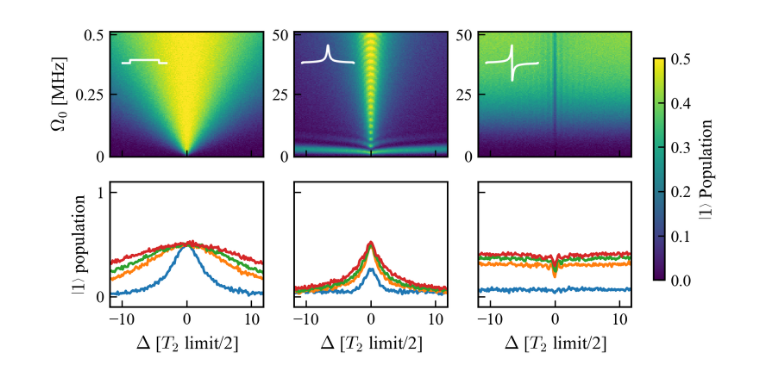
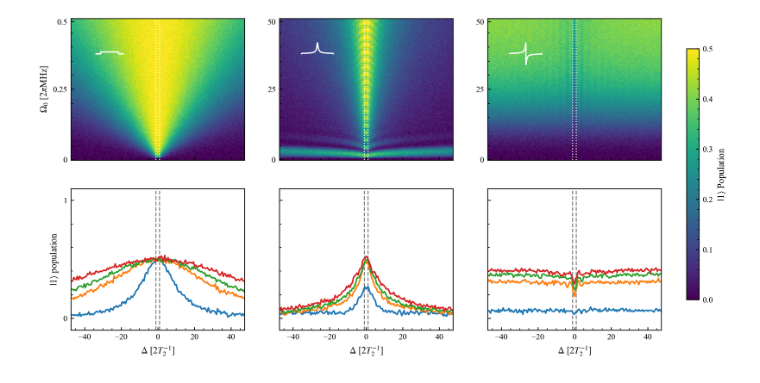
Before and after one commit to asafasia/amplitude-robust-spectrscopy, a Jupyter notebook: notebooks/new/2d_spec_for_paper.ipynb, the cells around one changed output. Saved outputs shown, nothing was run; the diff lists cells and outputs as text; code cells hidden in the pictures.

```diff
--- a/notebooks/new/2d_spec_for_paper.ipynb
+++ b/notebooks/new/2d_spec_for_paper.ipynb
@@ -1,4 +1,12 @@
 # %%
 from matplotlib import pyplot as plt
+from echospec.experiments.spectroscopy_vs_amplitude import AmplitudeSweepSpectroscopy
+from echospec.experiments.spectrsocopy_vs_amplitude_vs_cutoff import OptionsSpectroscopy2d
+from echospec.utils.parameters import Parameters
+from echospec.utils.units import Units as u
+
 import numpy as np
 import json
+# from dataclasses import asdict
+print(plt.style.available)
+plt.style.use("paper.mplstyle")
@@ -49,5 +60,6 @@ mpl.rcParams.update({
 # %%
 from pathlib import Path
+params = Parameters()
 
 
 def load_2d_spec_data(file_path):
@@ -77,7 +89,7 @@ def load_2d_spec_data(file_path):
     detunings = np.array(sweep_parameters['detuning'])
     amplitudes = sweep_parameters['amplitudes']
 
-    return detunings/1e6, amplitudes, states
+    return detunings/1e6, amplitudes, states,[]
 
 
 
@@ -86,11 +98,12 @@ def load_2d_spec_sim(file_name):
     file_path = folder_path / file_name
     data = np.load(file_path, allow_pickle=True)
 
+
     detunings = data['detunings']
     amplitudes = data['amplitudes']
     states = data['states']
 
-    return detunings/2/np.pi/params.T2_limit/2, amplitudes/2/np.pi/1e6, states
+    return detunings*params.T2, amplitudes/2/np.pi/1e6, states
 
 # file_name1 = 'lorentzian-echo-False-2d-200.0-us-0.9999.json'
 # file_name2 = 'lorentzian-echo-False-2d-50.0-us-0.0002.json'
@@ -170,7 +161,7 @@ KeyboardInterrupt:
 from matplotlib.offsetbox import OffsetImage, AnnotationBbox
 from PIL import Image
 
-fig,axs = plt.subplots(2,3,figsize=(6,3),sharex=True)
+fig,axs = plt.subplots(2,3,figsize=(11,5.5),sharex=True)
 
 im0 = axs[0,0].pcolormesh(detunings1, amplitudes1, states1, shading='auto', cmap='viridis',vmin = 0, vmax=0.5)
 im1 = axs[0,1].pcolormesh(detunings2, amplitudes2, states2, shading='auto', cmap='viridis',vmin = 0, vmax=0.5)
@@ -190,6 +181,13 @@ axs[1,0].set_yticks([0,1],labels = [r'0','1'])
 axs[1,1].set_yticks([0,1],labels = ['',''])
 axs[1,2].set_yticks([0,1],labels = ['',''])
 
+for i in [0,1,2]:
+    axs[0,i].axvline(1, color='white', linestyle=':', linewidth=1)
+    axs[0,i].axvline(-1, color='white', linestyle=':', linewidth=1)
+    axs[1,i].axvline(1, color='gray', linestyle='--', linewidth=1)
+    axs[1,i].axvline(-1, color='gray', linestyle='--', linewidth=1)
+
+
 
 
 for i in idx:
@@ -197,10 +195,10 @@ for i in idx:
     axs[1, 1].plot(detunings2, states2[i])
     axs[1, 2].plot(detunings3, states3[i])
 
-axs[0,0].set_ylabel(r"$\Omega_0$ [MHz]")
+axs[0,0].set_ylabel(r"$\Omega_0$ [$2\pi$MHz]")
 axs[1,0].set_ylabel(r"$\left|1\right\rangle$ population")
 for ax in axs[1,:]:
-    ax.set_xlabel(r"$\Delta$ [$T_2$ limit/2]")
+    ax.set_xlabel(r"$\Delta$ [$2T_2^{-1}$]")
     # ax.set_xlim(-0.5,0.5)
     ax.set_ylim(-0.1, 1.1)
 
@@ -208,31 +206,31 @@ import matplotlib.image as mpimg
 
 img1 = mpimg.imread("square_measurement_pulse_transparent.png", format='svg')
 img2 = mpimg.imread("lorentzian_pulse_transparent.png", format='svg')
 img3 = mpimg.imread("lorentzian_flip_pulse_transparent.png", format='svg')
 # # Load and place images in the upper corners
 # img1 = Image.open('square_measurement_pulse_transparent.svg')
 # img2 = Image.open('lorentzian_pulse_transparent.svg')
 # img3 = Image.open('lorentzian_flip_pulse_transparent.svg')
 
 images = [img1, img2, img3]
 
 for col, img in enumerate(images):
     img_array = np.array(img)
     # Convert to grayscale/black for second row
     img_array_bw = np.zeros_like(img_array)
     if img_array.shape[-1] == 4:  # RGBA
         img_array_bw[:, :, 3] = img_array[:, :, 3]  # Keep alpha channel
     imagebox_bw = OffsetImage(img_array_bw, zoom=0.3)
     # ab_bw = AnnotationBbox(imagebox_bw, (0.22, 0.8), xycoords='axes fraction',
     #                     frameon=False)
     # axs[1, col].add_artist(ab_bw)
     imagebox = OffsetImage(img_array, zoom=0.3)
     ab = AnnotationBbox(imagebox, (0.22, 0.75), xycoords='axes fraction',
                         frameon=False)
     axs[0, col].add_artist(ab)
 
 
 
 plt.savefig('figures/2d_spectroscopy_comparison.png', dpi=300)
 # %% [output]
-[figure, old version]
+[figure, new version]
```
Also changed, not shown: parts of 3 cells of this notebook, 18 other files.
